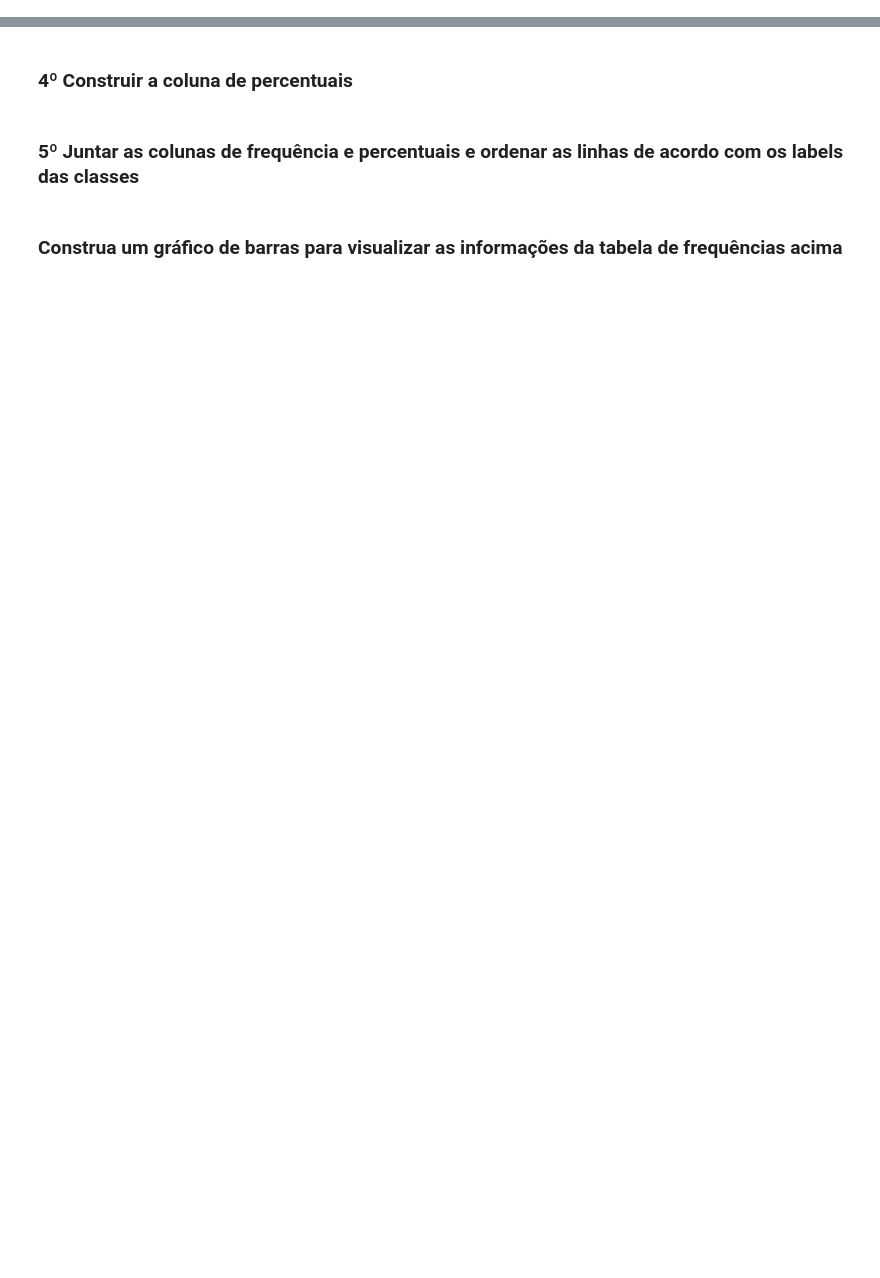
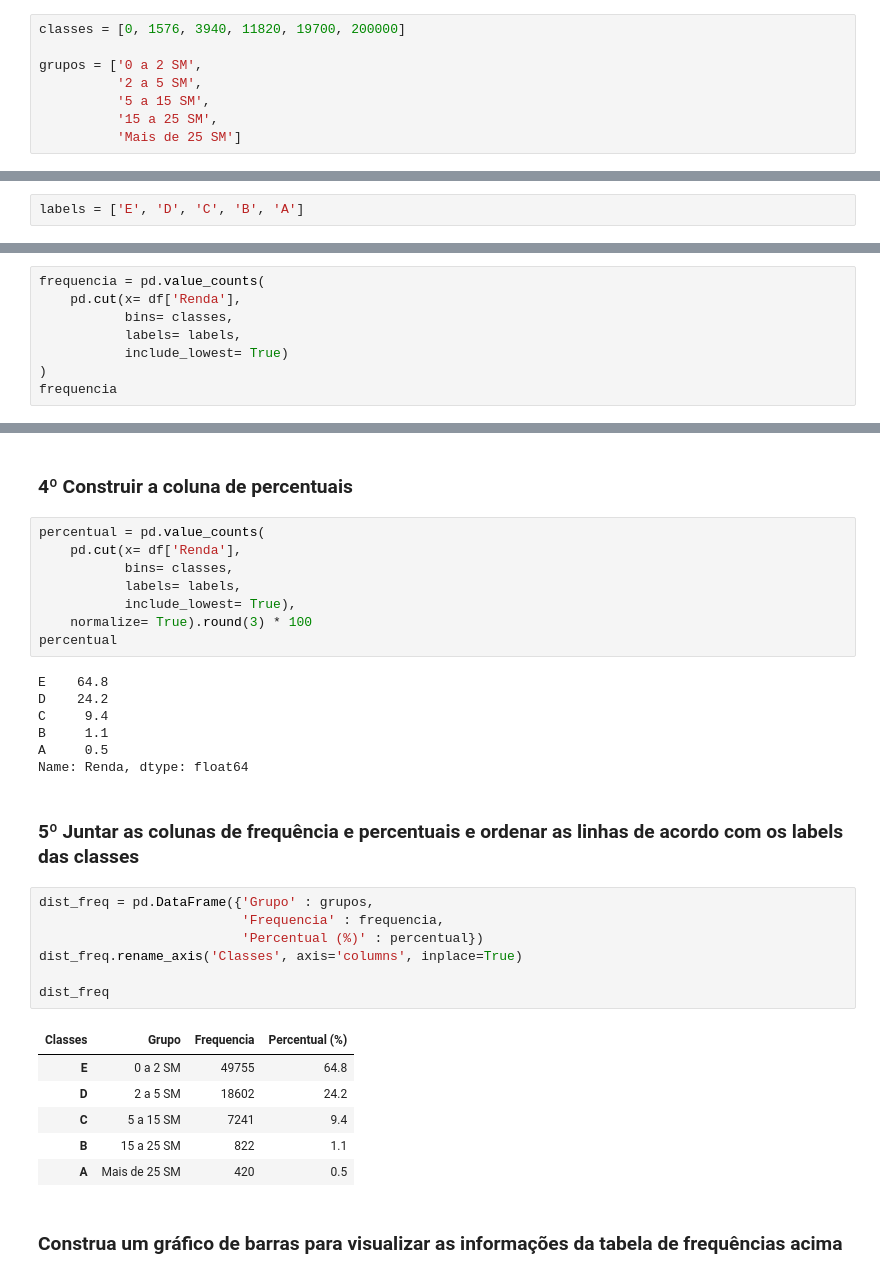
Before and after one commit to albertomendess/Estudos, a Jupyter notebook: Análise_Descritiva.ipynb, the cells around one changed output, grey strips where cells are left out. Cells and saved outputs as stored; diff of their text form; blank space fills up the shorter version.

```diff
--- a/Análise_Descritiva.ipynb
+++ b/Análise_Descritiva.ipynb
@@ -176,4 +182,22 @@ Para construir as classes de renda considere que o salário mínimo na época da
+# %%
+classes = [0, 1576, 3940, 11820, 19700, 200000]
+
+grupos = ['0 a 2 SM',
+          '2 a 5 SM',
+          '5 a 15 SM',
+          '15 a 25 SM',
+          'Mais de 25 SM']
 # %% [markdown]
 ### 2º Definir os labels das classes
+# %%
+labels = ['E', 'D', 'C', 'B', 'A']
 # %% [markdown]
 ### 3º Construir a coluna de frequências
+# %%
+frequencia = pd.value_counts(
+    pd.cut(x= df['Renda'],
+           bins= classes,
+           labels= labels,
+           include_lowest= True)
+)
+frequencia
@@ -180,6 +211,35 @@ Para construir as classes de renda considere que o salário mínimo na época da
 # %% [markdown]
 ### 4º Construir a coluna de percentuais
+# %%
+percentual = pd.value_counts(
+    pd.cut(x= df['Renda'],
+           bins= classes,
+           labels= labels,
+           include_lowest= True),
+    normalize= True).round(3) * 100
+percentual
+# %% [output]
+E    64.8
+D    24.2
+C     9.4
+B     1.1
+A     0.5
+Name: Renda, dtype: float64
 # %% [markdown]
 ### 5º Juntar as colunas de frequência e percentuais e ordenar as linhas de acordo com os labels das classes
+# %%
+dist_freq = pd.DataFrame({'Grupo' : grupos,
+                          'Frequencia' : frequencia,
+                          'Percentual (%)' : percentual})
+dist_freq.rename_axis('Classes', axis='columns', inplace=True)
+
+dist_freq
+# %% [output]
+| Classes | Grupo | Frequencia | Percentual (%) |
+| E | 0 a 2 SM | 49755 | 64.8 |
+| D | 2 a 5 SM | 18602 | 24.2 |
+| C | 5 a 15 SM | 7241 | 9.4 |
+| B | 15 a 25 SM | 822 | 1.1 |
+| A | Mais de 25 SM | 420 | 0.5 |
 # %% [markdown]
 ### Construa um gráfico de barras para visualizar as informações da tabela de frequências acima
```
Also changed, not shown: parts of 18 cells of this notebook.
